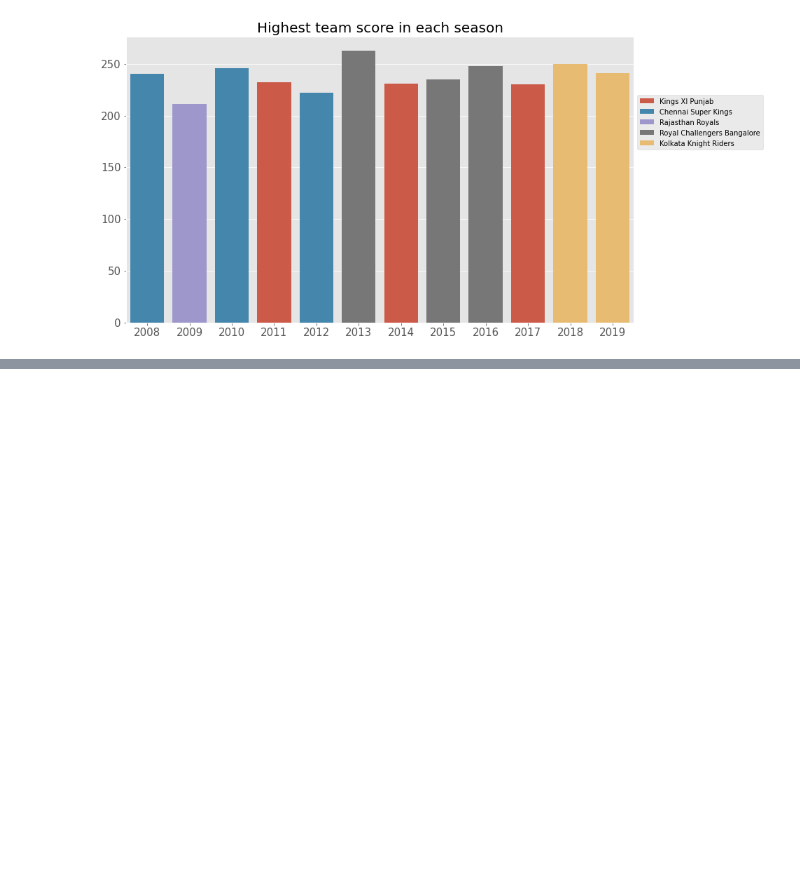
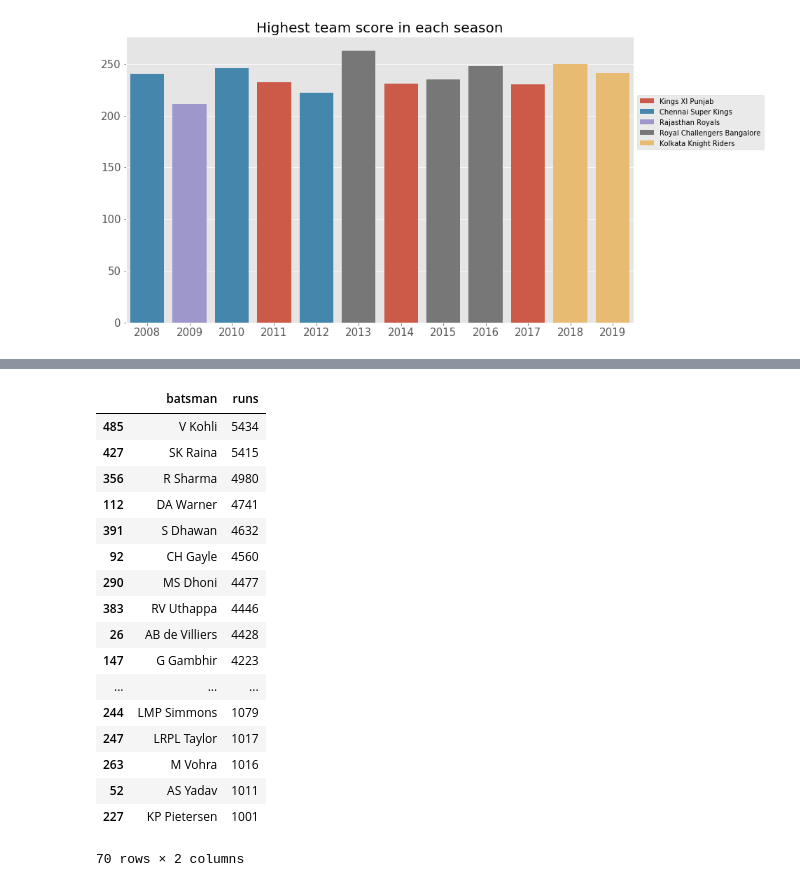
Before and after one commit to sakshamj74/IPL-Analysis, a Jupyter notebook: Deliveries.ipynb, the cells around one changed output, grey strips where cells are left out. Drawn from its saved outputs; the diff is of its cells as text; code cells hidden in the pictures; blank space fills up the shorter version.

```diff
--- a/Deliveries.ipynb
+++ b/Deliveries.ipynb
@@ -263,0 +280,23 @@ RR Pant's Strike rate = 137.12944646508535
+# %%
+batsmen = deliveries.groupby('batsman').apply(lambda x:np.sum(x['batsman_runs'])).reset_index(name="runs")
+top_batsmen = batsmen.sort_values(by='runs', ascending=False)
+top_batsmen[top_batsmen.runs>=1000]
+# %% [output]
+|  | batsman | runs |
+| 485 | V Kohli | 5434 |
+| 427 | SK Raina | 5415 |
+| 356 | R Sharma | 4980 |
+| 112 | DA Warner | 4741 |
+| 391 | S Dhawan | 4632 |
+| 92 | CH Gayle | 4560 |
+| 290 | MS Dhoni | 4477 |
+| 383 | RV Uthappa | 4446 |
+| 26 | AB de Villiers | 4428 |
+| 147 | G Gambhir | 4223 |
+| ... | ... | ... |
+| 244 | LMP Simmons | 1079 |
+| 247 | LRPL Taylor | 1017 |
+| 263 | M Vohra | 1016 |
+| 52 | AS Yadav | 1011 |
+| 227 | KP Pietersen | 1001 |
+70 rows × 2 columns
```
Also changed, not shown: parts of 10 cells of this notebook.
